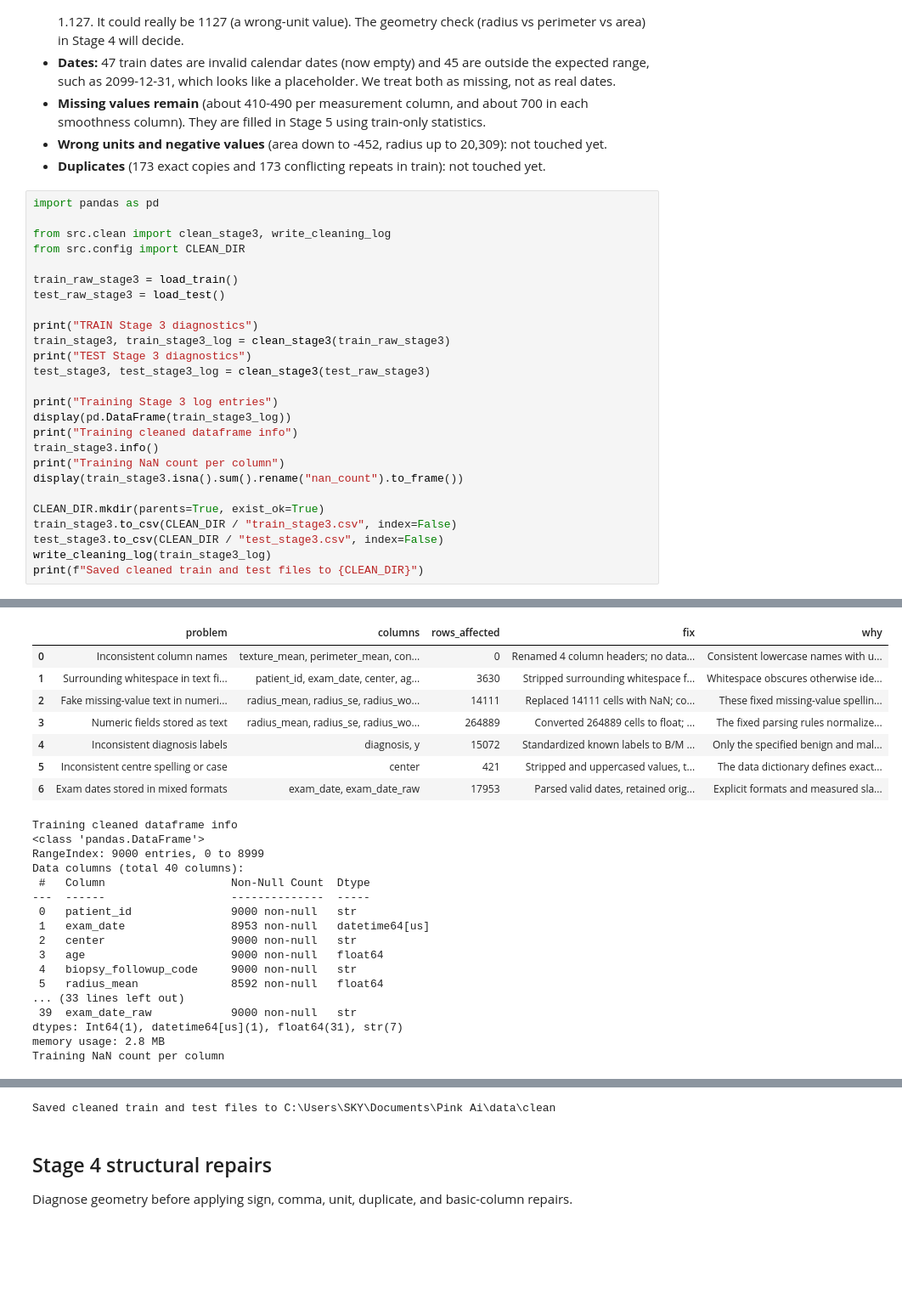
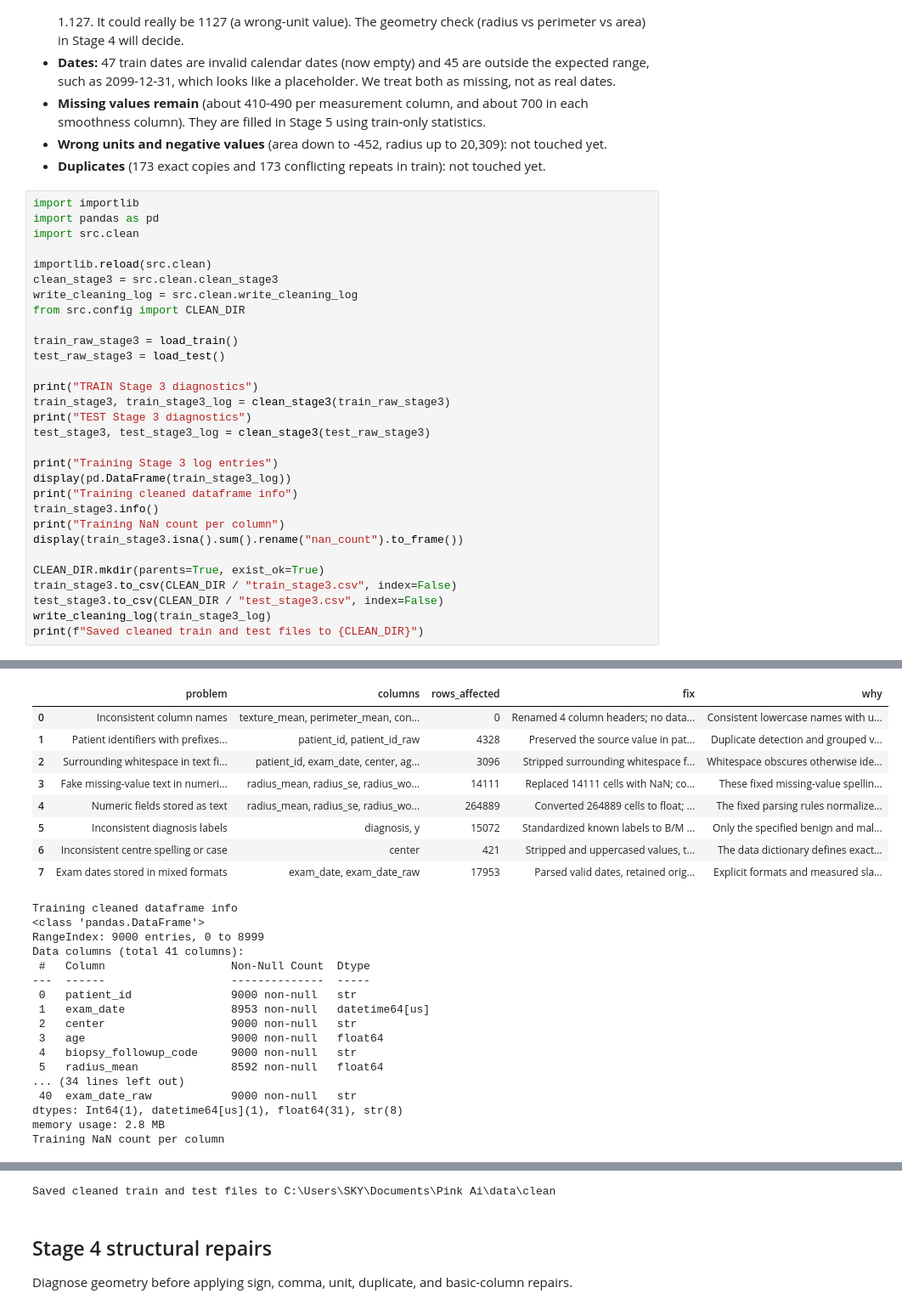
Before and after one commit to JHT127/pink-ai-hackathon, a Jupyter notebook: notebooks/main.ipynb, the cells around one changed output, grey strips where cells are left out. Shown at 85% size. Drawn from its saved outputs; the diff is of its cells as text; blank space fills up the shorter version.

```diff
--- a/notebooks/main.ipynb
+++ b/notebooks/main.ipynb
@@ -429,9 +321,13 @@ All fixes are fixed rules (nothing learned from data), so they were applied iden
 - **Wrong units and negative values** (area down to -452, radius up to 20,309): not touched yet.
 - **Duplicates** (173 exact copies and 173 conflicting repeats in train): not touched yet.
 # %%
+import importlib
 import pandas as pd
+import src.clean
 
-from src.clean import clean_stage3, write_cleaning_log
+importlib.reload(src.clean)
+clean_stage3 = src.clean.clean_stage3
+write_cleaning_log = src.clean.write_cleaning_log
 from src.config import CLEAN_DIR
 
 train_raw_stage3 = load_train()
@@ -449,43 +345,44 @@ train_stage3.info()
 print("Training NaN count per column")
 display(train_stage3.isna().sum().rename("nan_count").to_frame())
 
 CLEAN_DIR.mkdir(parents=True, exist_ok=True)
 train_stage3.to_csv(CLEAN_DIR / "train_stage3.csv", index=False)
 test_stage3.to_csv(CLEAN_DIR / "test_stage3.csv", index=False)
 write_cleaning_log(train_stage3_log)
 print(f"Saved cleaned train and test files to {CLEAN_DIR}")
 # %% [output]
 TRAIN Stage 3 diagnostics
 Comma numbers: decimal-comma cells=9919; thousands-comma cells=1389.
 Ambiguous comma cells treated as decimal: 190; first 10 (column=value): [('radius_mean', '1,127'), ('radius_mean', '15,185'), ('radius_mean', '15,889'), ('radius_mean', '14,488'), ('radius_mean', '20, ...
 Unparseable numeric cells set to NaN: 0; remaining non-numeric values (column, value): []
 NaN diagnosis labels: 0
 Final class counts (y): {np.int64(0): 5494, np.int64(1): 3506}; malignant=38.96%
 Centre counts: {'Site A': 3655, 'Site B': 3150, 'Site C': 2195}
 Slash-date ambiguity: first part > 12=1402; second part > 12=0; both <= 12=910.
 Unparseable dates set to NaT: 47
 Date range: min=2025-01-05 00:00:00; max=2099-12-31 00:00:00; outside 2024-01-01..2026-12-31=45
 TEST Stage 3 diagnostics
 Comma numbers: decimal-comma cells=3320; thousands-comma cells=290.
 Ambiguous comma cells treated as decimal: 79; first 10 (column=value): [('radius_mean', '13,892'), ('radius_mean', '12,917'), ('radius_mean', '20,959'), ('radius_mean', '18,628'), ('radius_mean', '13, ...
 Unparseable numeric cells set to NaN: 0; remaining non-numeric values (column, value): []
 Centre counts: {'Site A': 1161, 'Site B': 1116, 'Site C': 723}
 Slash-date ambiguity: first part > 12=436; second part > 12=0; both <= 12=321.
 Unparseable dates set to NaT: 16
 Date range: min=2025-01-05 00:00:00; max=2099-12-31 00:00:00; outside 2024-01-01..2026-12-31=12
 Training Stage 3 log entries
 |  | problem | columns | rows_affected | fix | why |
 | 0 | Inconsistent column names | texture_mean, perimeter_mean, con... | 0 | Renamed 4 column headers; no data... | Consistent lowercase names with u... |
-| 1 | Surrounding whitespace in text fi... | patient_id, exam_date, center, ag... | 3630 | Stripped surrounding whitespace f... | Whitespace obscures otherwise ide... |
-| 2 | Fake missing-value text in numeri... | radius_mean, radius_se, radius_wo... | 14111 | Replaced 14111 cells with NaN; co... | These fixed missing-value spellin... |
-| 3 | Numeric fields stored as text | radius_mean, radius_se, radius_wo... | 264889 | Converted 264889 cells to float; ... | The fixed parsing rules normalize... |
-| 4 | Inconsistent diagnosis labels | diagnosis, y | 15072 | Standardized known labels to B/M ... | Only the specified benign and mal... |
-| 5 | Inconsistent centre spelling or case | center | 421 | Stripped and uppercased values, t... | The data dictionary defines exact... |
-| 6 | Exam dates stored in mixed formats | exam_date, exam_date_raw | 17953 | Parsed valid dates, retained orig... | Explicit formats and measured sla... |
+| 1 | Patient identifiers with prefixes... | patient_id, patient_id_raw | 4328 | Preserved the source value in pat... | Duplicate detection and grouped v... |
+| 2 | Surrounding whitespace in text fi... | patient_id, exam_date, center, ag... | 3096 | Stripped surrounding whitespace f... | Whitespace obscures otherwise ide... |
+| 3 | Fake missing-value text in numeri... | radius_mean, radius_se, radius_wo... | 14111 | Replaced 14111 cells with NaN; co... | These fixed missing-value spellin... |
+| 4 | Numeric fields stored as text | radius_mean, radius_se, radius_wo... | 264889 | Converted 264889 cells to float; ... | The fixed parsing rules normalize... |
+| 5 | Inconsistent diagnosis labels | diagnosis, y | 15072 | Standardized known labels to B/M ... | Only the specified benign and mal... |
+| 6 | Inconsistent centre spelling or case | center | 421 | Stripped and uppercased values, t... | The data dictionary defines exact... |
+| 7 | Exam dates stored in mixed formats | exam_date, exam_date_raw | 17953 | Parsed valid dates, retained orig... | Explicit formats and measured sla... |
 Training cleaned dataframe info
 <class 'pandas.DataFrame'>
 RangeIndex: 9000 entries, 0 to 8999
-Data columns (total 40 columns):
+Data columns (total 41 columns):
  #   Column                   Non-Null Count  Dtype
 ---  ------                   --------------  -----
  0   patient_id               9000 non-null   str
@@ -494,9 +391,9 @@ Data columns (total 40 columns):
  3   age                      9000 non-null   float64
  4   biopsy_followup_code     9000 non-null   str
  5   radius_mean              8592 non-null   float64
-... (33 lines left out)
- 39  exam_date_raw            9000 non-null   str
-dtypes: Int64(1), datetime64[us](1), float64(31), str(7)
+... (34 lines left out)
+ 40  exam_date_raw            9000 non-null   str
+dtypes: Int64(1), datetime64[us](1), float64(31), str(8)
 memory usage: 2.8 MB
 Training NaN count per column
 |  | nan_count |
```
Also changed, not shown: parts of 22 cells of this notebook, 8 other files.
